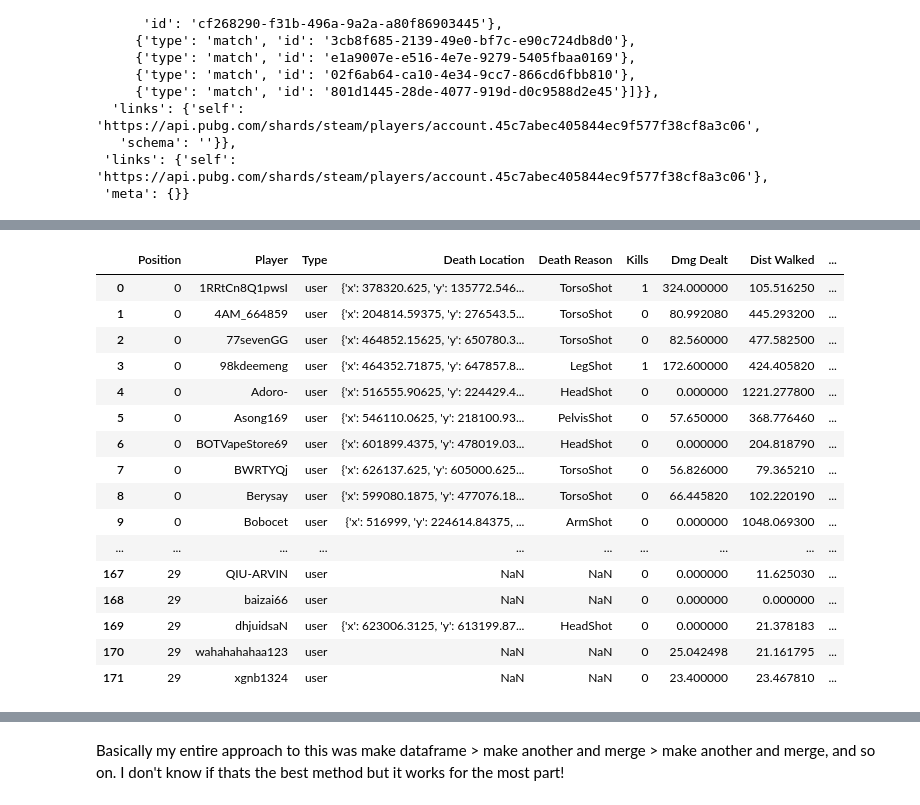
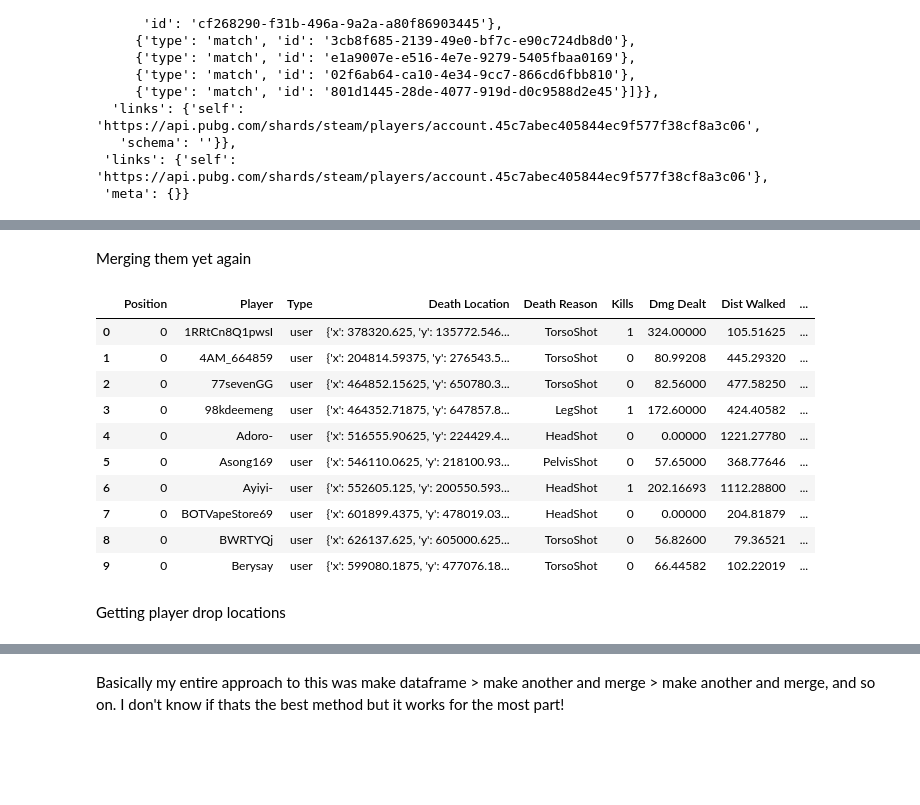
Before and after one commit to bmyers59/dataInEMAT, a Jupyter notebook: Brandon Myers Final Report.ipynb, the cells around one changed output, grey strips where cells are left out. Cells and saved outputs as stored; diff of their text form; code cells hidden in the pictures; blank space fills up the shorter version.

```diff
--- a/Brandon Myers Final Report.ipynb
+++ b/Brandon Myers Final Report.ipynb
@@ -363,7 +301,7 @@ And this is the end
 # %%
 rankings = pd.DataFrame()
 tele_dff.iloc[deaths[98]]['victim']
-for x in range(0,99):
+for x in range(len(deaths)):
     rankings = pd.concat([rankings, pd.DataFrame({
     "Position": [tele_dff.iloc[deaths[x]]['victim']['ranking']],
     "Player": [tele_dff.iloc[deaths[x]]['victim']['name']],
@@ -372,6 +310,8 @@ for x in range(0,99):
     "Death Reason": [tele_dff.iloc[deaths[x]]['killerDamageInfo']['damageReason']]
 
 })], ignore_index=True)
+
+
 
 kills = pd.DataFrame()
 
@@ -382,19 +322,14 @@ for x in range(len(deaths)):
         "Weapons Used": [tele_dff.iloc[deaths[x]]['killerDamageInfo']['damageCauserName']],
         })], ignore_index=True)
 
+kills = kills.groupby('Player')['Weapons Used'].apply(list).reset_index()
 #test = pd.DataFrame(tele_dff.iloc[deaths[98]]['victim'])
 #test
 #tele_dff.iloc[deaths[98]]['victim']
 
 
-#row
-#for x in deaths:
-   # print(x)
-rankings
-kills = kills.groupby('Player')['Weapons Used'].apply(list).reset_index()
 #tele_dff.iloc[deaths[98]]['killerDamageInfo']['damageCauserName']
 #tele_dff.iloc[deaths[84]]['dBNODamageInfo']['damageReason']
 #tele_dff.iloc[deaths[106]]['killerDamageInfo']['damageCauserName']
-kills
-tele_dff.iloc[deaths[8]]['killerDamageInfo']['damageCauserName'][4:-2]
+rankings.head()
 # %% [output]
@@ -402,6 +353,4 @@ tele_dff.iloc[deaths[8]]['killerDamageInfo']['damageCauserName'][4:-2]
 # %%
-pd.set_option('display.max_rows', 1000)
-
 matchend = tele_dff['_T'].index[tele_dff['_T']=='LogMatchEnd'][0]
 
 newranking = pd.DataFrame()
@@ -437,25 +388,19 @@ newnewtest
 # %%
-incl = match_df
-#incl['type']
-participants = incl.loc[incl['type'] == 'participant'].index.tolist()
-#match['included']
+participants = match_df.loc[match_df['type'] == 'participant'].index.tolist()
+
 participants
 newdf = pd.DataFrame()
 for x in participants:
-    #pd.concat([pd.DataFrame(incl['attributes'][x]),newdf], axis=0, ignore_index=True)
-    #newdf.append(pd.DataFrame(incl['attributes'][x]))
+
     newdf = pd.concat([newdf, pd.DataFrame({
-    "Player": [incl['attributes'][x]['stats']['name']],
-    "Kills": [incl['attributes'][x]['stats']['kills']],
-    "Dmg Dealt": [incl['attributes'][x]['stats']['damageDealt']],
-    "Dist Walked": [incl['attributes'][x]['stats']['walkDistance']],
-    "Longest Kill": [incl['attributes'][x]['stats']['longestKill']],
-    "Time Survived": [incl['attributes'][x]['stats']['timeSurvived']],
+    "Player": [match_df['attributes'][x]['stats']['name']],
+    "Kills": [match_df['attributes'][x]['stats']['kills']],
+    "Dmg Dealt": [match_df['attributes'][x]['stats']['damageDealt']],
+    "Dist Walked": [match_df['attributes'][x]['stats']['walkDistance']],
+    "Longest Kill": [match_df['attributes'][x]['stats']['longestKill']],
+    "Time Survived": [match_df['attributes'][x]['stats']['timeSurvived']],
     })], ignore_index=True)
-#incl['attributes'][6]
-#incl.keys()
-#newdf
-#pd.DataFrame(incl['attributes'][0])
-newdf
+
+newdf.head()
 # %% [output]
 |  | Player | Kills | Dmg Dealt | Dist Walked | Longest Kill | Time Survived |
@@ -478,23 +412,21 @@ newdf
+# %% [markdown]
+Merging them yet again
 # %%
 newestdf = newnewtest.merge(newdf,how='left')
-newestdf
+newestdf.head(10)
 # %% [output]
 |  | Position | Player | Type | Death Location | Death Reason | Kills | Dmg Dealt | Dist Walked | ... |
-| 0 | 0 | 1RRtCn8Q1pwsI | user | {'x': 378320.625, 'y': 135772.546... | TorsoShot | 1 | 324.000000 | 105.516250 | ... |
-| 1 | 0 | 4AM_664859 | user | {'x': 204814.59375, 'y': 276543.5... | TorsoShot | 0 | 80.992080 | 445.293200 | ... |
-| 2 | 0 | 77sevenGG | user | {'x': 464852.15625, 'y': 650780.3... | TorsoShot | 0 | 82.560000 | 477.582500 | ... |
-| 3 | 0 | 98kdeemeng | user | {'x': 464352.71875, 'y': 647857.8... | LegShot | 1 | 172.600000 | 424.405820 | ... |
-| 4 | 0 | Adoro- | user | {'x': 516555.90625, 'y': 224429.4... | HeadShot | 0 | 0.000000 | 1221.277800 | ... |
-| 5 | 0 | Asong169 | user | {'x': 546110.0625, 'y': 218100.93... | PelvisShot | 0 | 57.650000 | 368.776460 | ... |
-| 6 | 0 | BOTVapeStore69 | user | {'x': 601899.4375, 'y': 478019.03... | HeadShot | 0 | 0.000000 | 204.818790 | ... |
-| 7 | 0 | BWRTYQj | user | {'x': 626137.625, 'y': 605000.625... | TorsoShot | 0 | 56.826000 | 79.365210 | ... |
-| 8 | 0 | Berysay | user | {'x': 599080.1875, 'y': 477076.18... | TorsoShot | 0 | 66.445820 | 102.220190 | ... |
-| 9 | 0 | Bobocet | user | {'x': 516999, 'y': 224614.84375, ... | ArmShot | 0 | 0.000000 | 1048.069300 | ... |
-| ... | ... | ... | ... | ... | ... | ... | ... | ... | ... |
-| 167 | 29 | QIU-ARVIN | user | NaN | NaN | 0 | 0.000000 | 11.625030 | ... |
-| 168 | 29 | baizai66 | user | NaN | NaN | 0 | 0.000000 | 0.000000 | ... |
-| 169 | 29 | dhjuidsaN | user | {'x': 623006.3125, 'y': 613199.87... | HeadShot | 0 | 0.000000 | 21.378183 | ... |
-| 170 | 29 | wahahahahaa123 | user | NaN | NaN | 0 | 25.042498 | 21.161795 | ... |
-| 171 | 29 | xgnb1324 | user | NaN | NaN | 0 | 23.400000 | 23.467810 | ... |
+| 0 | 0 | 1RRtCn8Q1pwsI | user | {'x': 378320.625, 'y': 135772.546... | TorsoShot | 1 | 324.00000 | 105.51625 | ... |
+| 1 | 0 | 4AM_664859 | user | {'x': 204814.59375, 'y': 276543.5... | TorsoShot | 0 | 80.99208 | 445.29320 | ... |
+| 2 | 0 | 77sevenGG | user | {'x': 464852.15625, 'y': 650780.3... | TorsoShot | 0 | 82.56000 | 477.58250 | ... |
+| 3 | 0 | 98kdeemeng | user | {'x': 464352.71875, 'y': 647857.8... | LegShot | 1 | 172.60000 | 424.40582 | ... |
+| 4 | 0 | Adoro- | user | {'x': 516555.90625, 'y': 224429.4... | HeadShot | 0 | 0.00000 | 1221.27780 | ... |
+| 5 | 0 | Asong169 | user | {'x': 546110.0625, 'y': 218100.93... | PelvisShot | 0 | 57.65000 | 368.77646 | ... |
+| 6 | 0 | Ayiyi- | user | {'x': 552605.125, 'y': 200550.593... | HeadShot | 1 | 202.16693 | 1112.28800 | ... |
+| 7 | 0 | BOTVapeStore69 | user | {'x': 601899.4375, 'y': 478019.03... | HeadShot | 0 | 0.00000 | 204.81879 | ... |
+| 8 | 0 | BWRTYQj | user | {'x': 626137.625, 'y': 605000.625... | TorsoShot | 0 | 56.82600 | 79.36521 | ... |
+| 9 | 0 | Berysay | user | {'x': 599080.1875, 'y': 477076.18... | TorsoShot | 0 | 66.44582 | 102.22019 | ... |
+# %% [markdown]
+Getting player drop locations
 # %%
 landing = tele_dff['_T'].index[tele_dff['_T']=='LogParachuteLanding'].tolist()
```
Also changed, not shown: parts of 87 cells of this notebook, 1 other file.
